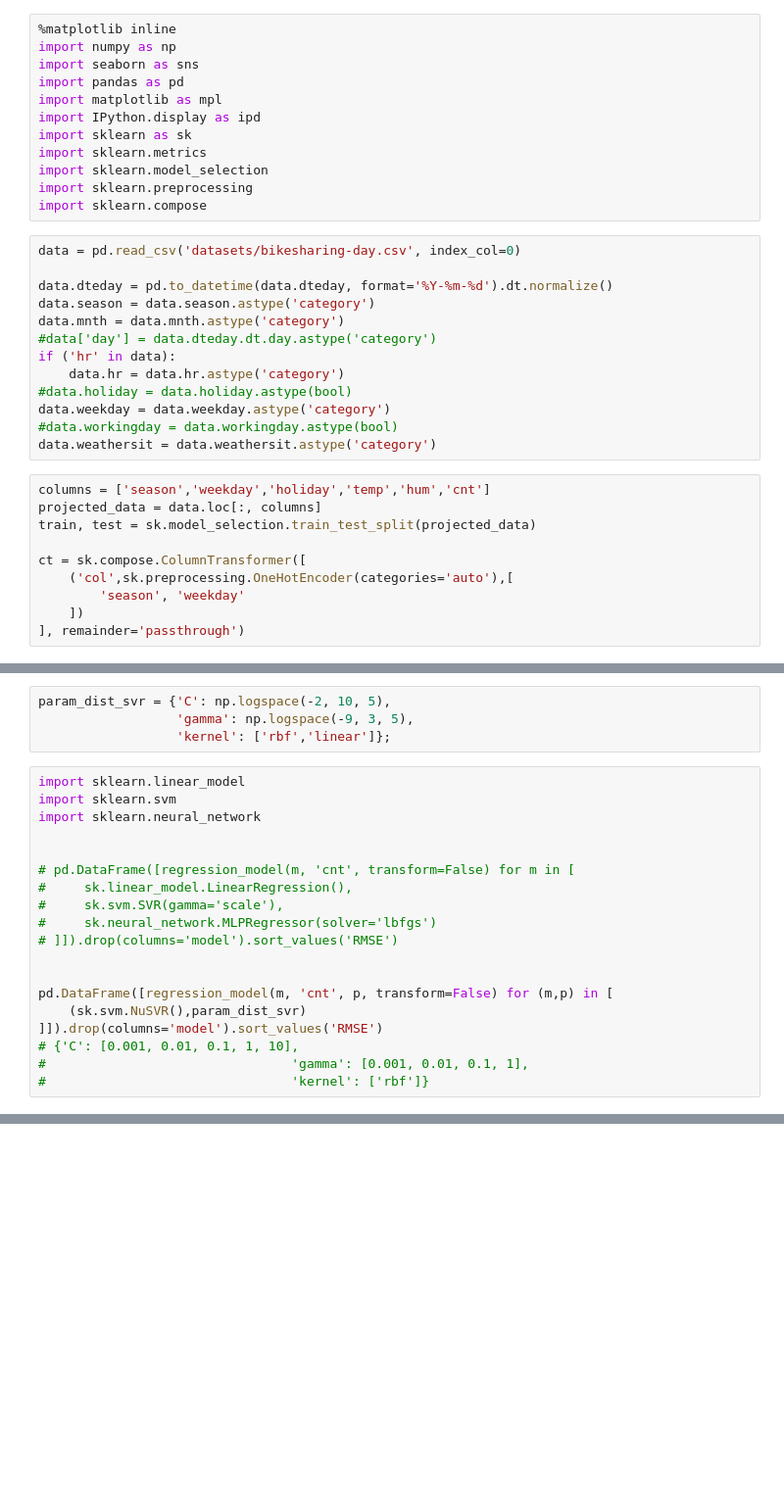
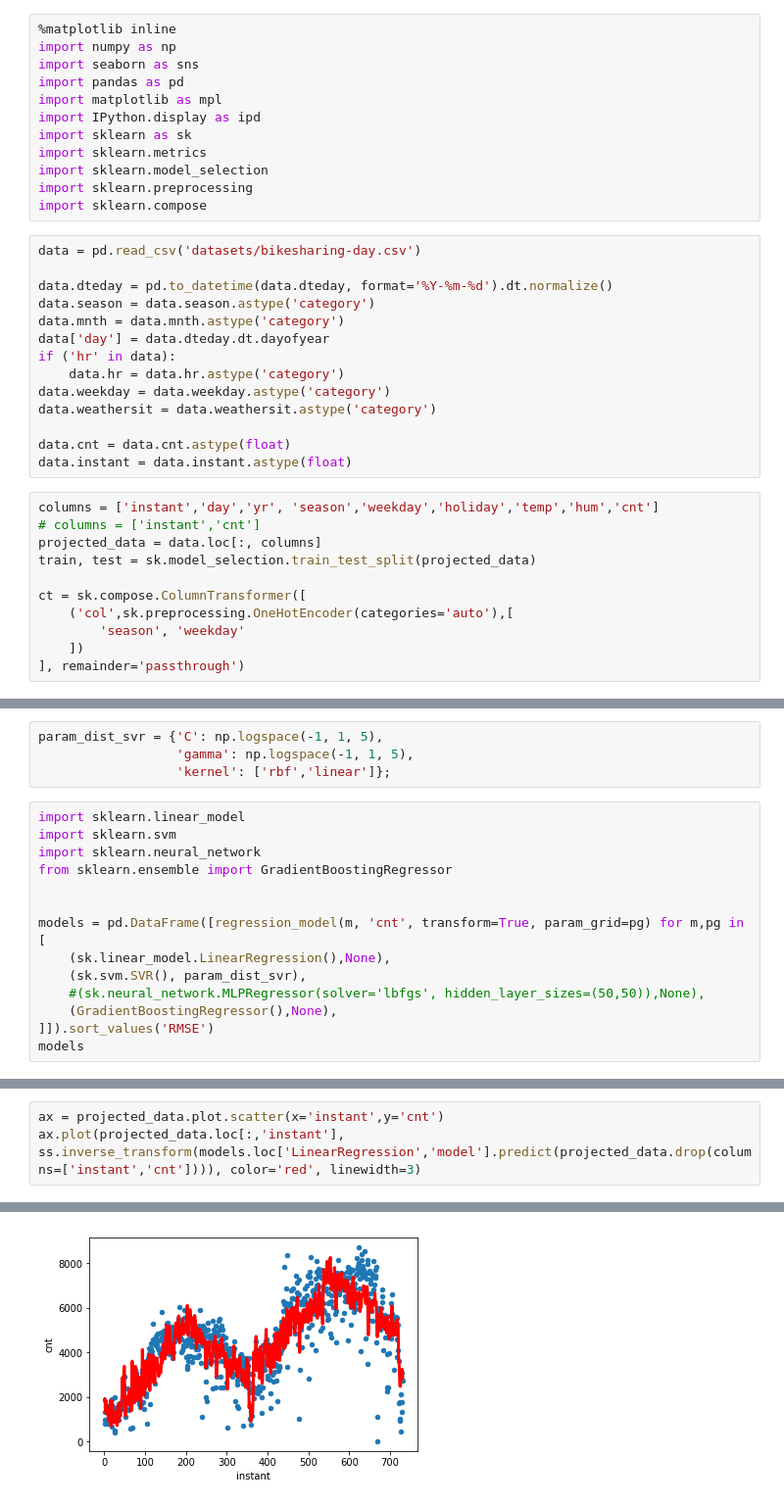
Before and after one commit to omadson/PhD, a Jupyter notebook: exploração.ipynb, the cells around one changed output, grey strips where cells are left out. Shown: that part at 98% size. Cells and saved outputs as stored; diff of their text form; blank space fills up the shorter version.

```diff
--- a/exploração.ipynb
+++ b/exploração.ipynb
@@ -11,20 +11,22 @@ import sklearn.model_selection
 import sklearn.preprocessing
 import sklearn.compose
 # %%
-data = pd.read_csv('datasets/bikesharing-day.csv', index_col=0)
+data = pd.read_csv('datasets/bikesharing-day.csv')
 
 data.dteday = pd.to_datetime(data.dteday, format='%Y-%m-%d').dt.normalize()
 data.season = data.season.astype('category')
 data.mnth = data.mnth.astype('category')
-#data['day'] = data.dteday.dt.day.astype('category')
+data['day'] = data.dteday.dt.dayofyear
 if ('hr' in data):
     data.hr = data.hr.astype('category')
-#data.holiday = data.holiday.astype(bool)
 data.weekday = data.weekday.astype('category')
-#data.workingday = data.workingday.astype(bool)
 data.weathersit = data.weathersit.astype('category')
+
+data.cnt = data.cnt.astype(float)
+data.instant = data.instant.astype(float)
 # %%
-columns = ['season','weekday','holiday','temp','hum','cnt']
+columns = ['instant','day','yr', 'season','weekday','holiday','temp','hum','cnt']
+# columns = ['instant','cnt']
 projected_data = data.loc[:, columns]
 train, test = sk.model_selection.train_test_split(projected_data)
 
@@ -62,25 +69,20 @@ def regression_model(model, predict, param_grid, transform=True):
     }, name=type(model).__name__)
 # %%
-param_dist_svr = {'C': np.logspace(-2, 10, 5),
-                  'gamma': np.logspace(-9, 3, 5),
+param_dist_svr = {'C': np.logspace(-1, 1, 5),
+                  'gamma': np.logspace(-1, 1, 5),
                   'kernel': ['rbf','linear']};
 # %%
 import sklearn.linear_model
 import sklearn.svm
 import sklearn.neural_network
+from sklearn.ensemble import GradientBoostingRegressor
 
 
-# pd.DataFrame([regression_model(m, 'cnt', transform=False) for m in [
-#     sk.linear_model.LinearRegression(),
-#     sk.svm.SVR(gamma='scale'),
-#     sk.neural_network.MLPRegressor(solver='lbfgs')
-# ]]).drop(columns='model').sort_values('RMSE')
-
-
-pd.DataFrame([regression_model(m, 'cnt', p, transform=False) for (m,p) in [
-    (sk.svm.NuSVR(),param_dist_svr)
-]]).drop(columns='model').sort_values('RMSE')
-# {'C': [0.001, 0.01, 0.1, 1, 10],
-#                                'gamma': [0.001, 0.01, 0.1, 1],
-#                                'kernel': ['rbf']}
+models = pd.DataFrame([regression_model(m, 'cnt', transform=True, param_grid=pg) for m,pg in [
+    (sk.linear_model.LinearRegression(),None),
+    (sk.svm.SVR(), param_dist_svr),
+    #(sk.neural_network.MLPRegressor(solver='lbfgs', hidden_layer_sizes=(50,50)),None),
+    (GradientBoostingRegressor(),None),
+]]).sort_values('RMSE')
+models
 # %% [output]
@@ -97,0 +105,4 @@ pd.DataFrame([regression_model(m, 'cnt', param_dist_svc, transform=False) for m
+# %%
+ax = projected_data.plot.scatter(x='instant',y='cnt')
+ax.plot(projected_data.loc[:,'instant'], ss.inverse_transform(models.loc['LinearRegression','model'].predict(projected_data.drop(columns=['instant','cnt']))), color='red', linewidth=3)
+# %% [output]
@@ -97,0 +110 @@ pd.DataFrame([regression_model(m, 'cnt', param_dist_svc, transform=False) for m
+[figure, added]
```
Also changed, not shown: parts of 4 cells of this notebook.
